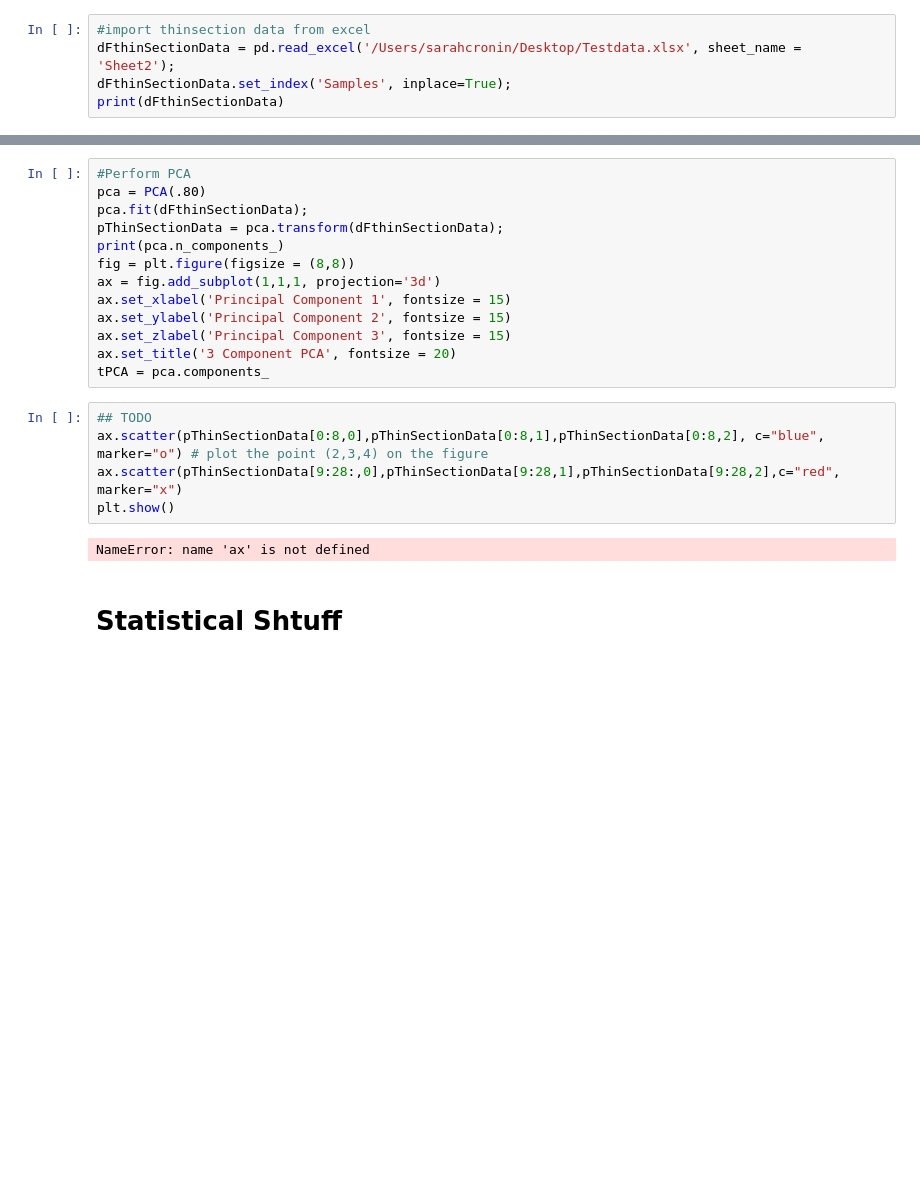
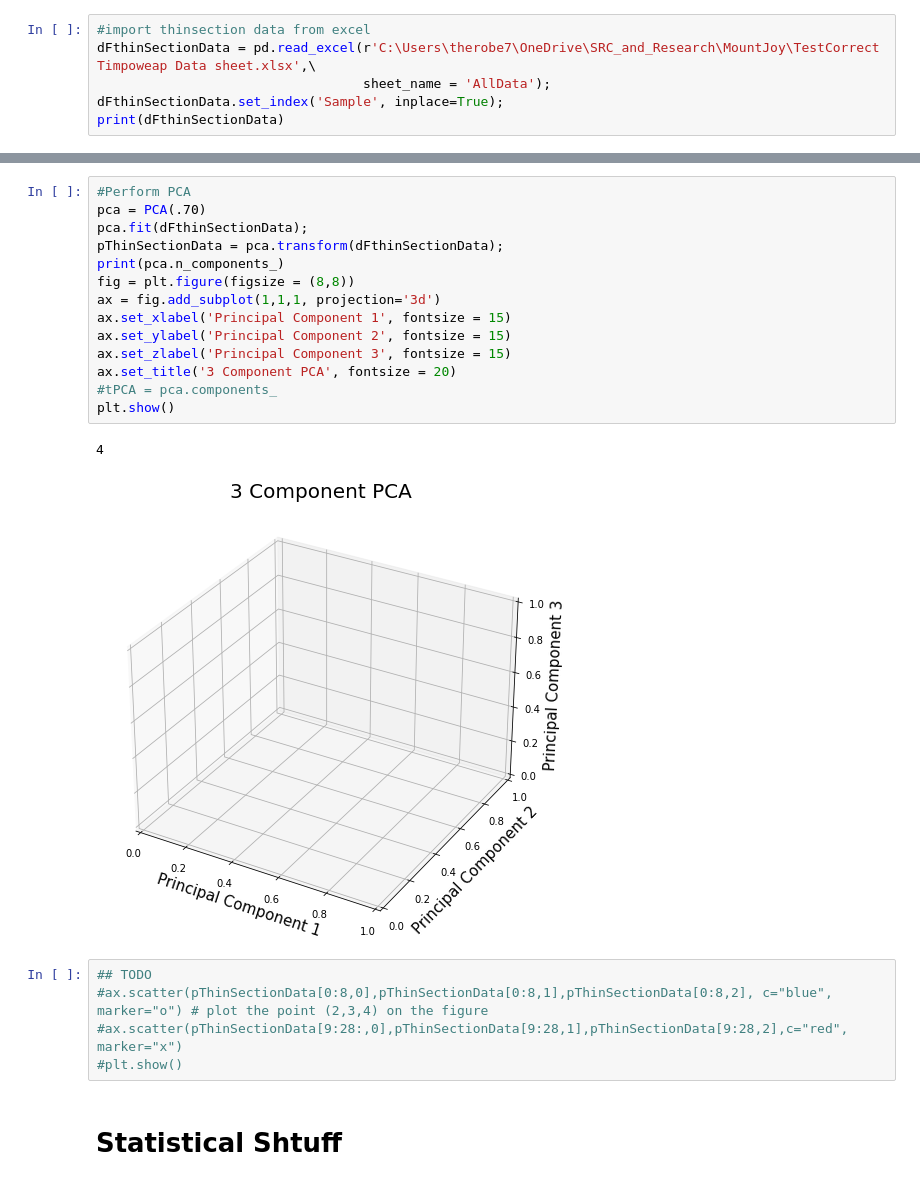
Before and after one commit to Bryozoan/MountJoy, a Jupyter notebook: PCA.ipynb, the cells around one changed output, grey strips where cells are left out. Saved outputs shown, nothing was run; the diff lists cells and outputs as text; blank space fills up the shorter version.

```diff
--- a/PCA.ipynb
+++ b/PCA.ipynb
@@ -13,6 +11,7 @@ ModuleNotFoundError: No module named 'numpy'
 # %%
 #import thinsection data from excel
-dFthinSectionData = pd.read_excel('/Users/sarahcronin/Desktop/Testdata.xlsx', sheet_name = 'Sheet2');
-dFthinSectionData.set_index('Samples', inplace=True);
+dFthinSectionData = pd.read_excel(r'C:\Users\therobe7\OneDrive\SRC_and_Research\MountJoy\TestCorrect Timpoweap Data sheet.xlsx',\
+                                  sheet_name = 'AllData');
+dFthinSectionData.set_index('Sample', inplace=True);
 print(dFthinSectionData)
 # %% [output]
@@ -25,23 +57,25 @@ NameError: name 'StandardScaler' is not defined
 # %%
 #Perform PCA
-pca = PCA(.80)
+pca = PCA(.70)
 pca.fit(dFthinSectionData);
 pThinSectionData = pca.transform(dFthinSectionData);
 print(pca.n_components_)
 fig = plt.figure(figsize = (8,8))
 ax = fig.add_subplot(1,1,1, projection='3d')
 ax.set_xlabel('Principal Component 1', fontsize = 15)
 ax.set_ylabel('Principal Component 2', fontsize = 15)
 ax.set_zlabel('Principal Component 3', fontsize = 15)
 ax.set_title('3 Component PCA', fontsize = 20)
-tPCA = pca.components_
+#tPCA = pca.components_
+plt.show()
+# %% [output]
+4
+[figure, added]
 # %%
 ## TODO
-ax.scatter(pThinSectionData[0:8,0],pThinSectionData[0:8,1],pThinSectionData[0:8,2], c="blue", marker="o") # plot the point (2,3,4) on the figure
-ax.scatter(pThinSectionData[9:28:,0],pThinSectionData[9:28,1],pThinSectionData[9:28,2],c="red", marker="x")
-plt.show()
+#ax.scatter(pThinSectionData[0:8,0],pThinSectionData[0:8,1],pThinSectionData[0:8,2], c="blue", marker="o") # plot the point (2,3,4) on the figure
+#ax.scatter(pThinSectionData[9:28:,0],pThinSectionData[9:28,1],pThinSectionData[9:28,2],c="red", marker="x")
+#plt.show()
-# %% [output]
-NameError: name 'ax' is not defined
 # %% [markdown]
 # Statistical Shtuff
 # %%
```
Also changed, not shown: parts of 3 cells of this notebook, 2 other files.
